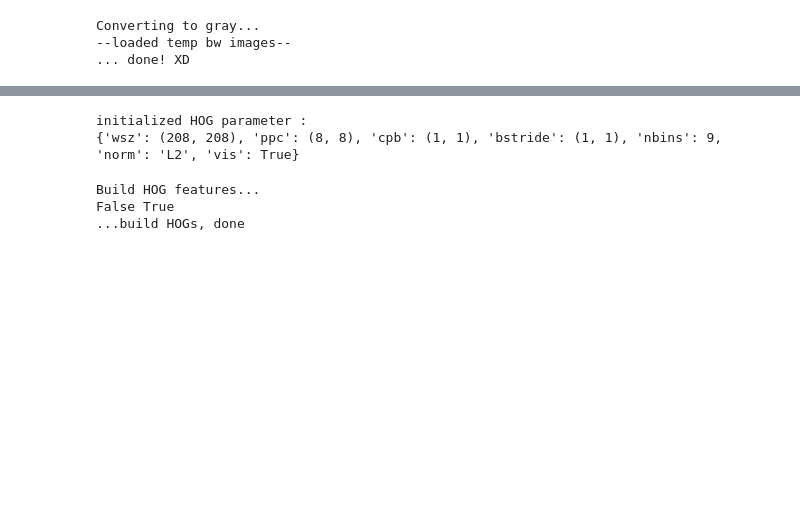
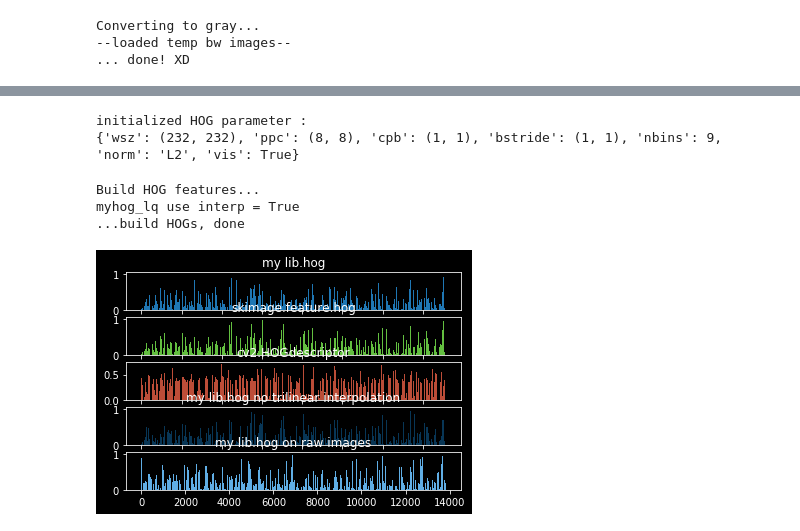
Before and after one commit to otivedani/hedge_hog, a Jupyter notebook: examples/ColorFERET_HOG_latest.ipynb, the cells around one changed output, grey strips where cells are left out. Drawn from its saved outputs; the diff is of its cells as text; code cells hidden in the pictures; blank space fills up the shorter version.

```diff
--- a/examples/ColorFERET_HOG_latest.ipynb
+++ b/examples/ColorFERET_HOG_latest.ipynb
@@ -176,4 +203,6 @@ plt.show()
 # %%
+max_h, max_w = face_imgs[0].shape
+
 from pasuryan.misc import HOGparamSync
 # numpy rodering nr,nc
 HOGparamdict = {
@@ -186,6 +215,10 @@ HOGparamdict = {
     'vis': True
 }
 
+# Azzopardi, 2016 : winsize 128x128, cell 16x16, block 2x2, stride 1x1, 50:50
+# Lemley, 2016 : winsize 51x51, cell 7x7, block 1x1, stride 1x1 70:30
+# Lee, 2013 : winsize 128x128, cell 8x8, block 1x1, stride 1x1, 767:385
+
 HOGparamSync.init_hogparam(HOGparamdict)
 HOGparamSync.get_cv_hogparam('.temp/cv2HOGparam_face.yml')
 _cv2HOGdesc = cv2.HOGDescriptor('.temp/cv2HOGparam_face.yml')
@@ -195,18 +228,20 @@ skHOGparam = HOGparamSync.get_sk_hogparam()
 print("initialized HOG parameter :\n" + str(HOGparamdict))
 # %% [output]
 initialized HOG parameter :
-{'wsz': (208, 208), 'ppc': (8, 8), 'cpb': (1, 1), 'bstride': (1, 1), 'nbins': 9, 'norm': 'L2', 'vis': True}
+{'wsz': (232, 232), 'ppc': (8, 8), 'cpb': (1, 1), 'bstride': (1, 1), 'nbins': 9, 'norm': 'L2', 'vis': True}
 # %%
 cv2hogs = []
 skhogs = []
 myhogs = []
-myhogs_alt = []
+myhogs_lq = []
 
-myHOGparam_alt = myHOGparam.copy()
-myHOGparam_alt['useInterpolation'] = not myHOGparam_alt['useInterpolation']
+myHOGparam_lq = myHOGparam.copy()
+myHOGparam_lq['useInterpolation'] = not myHOGparam_lq['useInterpolation']
 
 print("Build HOG features...")
 for img in face_imgs:
+# for i, img in enumerate(face_imgs):
+    # print("[{}] <--".format(i), img.shape)
     #opencv
     cv2hog = np.array(_cv2HOGdesc.compute(img.T)).ravel()
     cv2hogs.append(cv2hog)
@@ -221,18 +256,22 @@ for img in face_imgs:
     myhogs.append(myhog)
 
     #myhog alt
-    myhog_alt = hog(img, **myHOGparam_alt)
-    myhogs_alt.append(myhog_alt)
+    myhog_lq = hog(img, **myHOGparam_lq)
+    myhogs_lq.append(myhog_lq)
+
+# realitycheck
+print('myhog_lq use interp =', myHOGparam_lq['useInterpolation'] != myHOGparam['useInterpolation'])
 
 #show few samples
+# raw_img_bw = np.array(clf_images_bw).reshape(len(clf_images_bw),-1).copy()
 
 #try using unprocessed image
 raw_myhogs = [ hog(img, **myHOGparam) for img in clf_images_bw ]
-# raw_img_bw = np.array(clf_images_bw).reshape(len(clf_images_bw),-1).copy()
-# realitycheck
-print(myHOGparam_alt['useInterpolation'], myHOGparam['useInterpolation'])
+
 print("...build HOGs, done")
+
+#===============================================================================================================================================================#
 # %% [output]
 Build HOG features...
-False True
+myhog_lq use interp = True
 ...build HOGs, done
@@ -239,3 +282,19 @@ False True
+# %%
+fig, axs = plt.subplots(5,1)
+# ,constrained_layout=True
+axs[0].bar(np.arange(myhogs[0].size),height=myhogs[0], color=[0.122, 0.467, 0.706, 1.0])
+axs[0].set_title('my lib.hog')
+axs[1].bar(np.arange(skhogs[0].size),height=skhogs[0], color=[0.388, 0.749, 0.251, 1.0])
+axs[1].set_title('skimage.feature.hog')
+axs[2].bar(np.arange(cv2hogs[0].size),height=cv2hogs[0], color=[0.737, 0.302, 0.22 , 1.0])
+axs[2].set_title('cv2.HOGdescriptor')
+axs[3].bar(np.arange(myhogs_lq[0].size),height=myhogs_lq[0], color=[0.03137,  0.21176,  0.33725, 1.0])
+axs[3].set_title('my lib.hog no trilinear interpolation')
+axs[4].bar(np.arange(raw_myhogs[0].size),height=raw_myhogs[0], color=[0.37647,  0.68235,  0.89804, 1.0])
+axs[4].set_title('my lib.hog on raw images')
+plt.show()
+# %% [output]
+[figure, added]
 # %%
 
 modelsets = (
```
Also changed, not shown: parts of 12 cells of this notebook, 2 other files.
